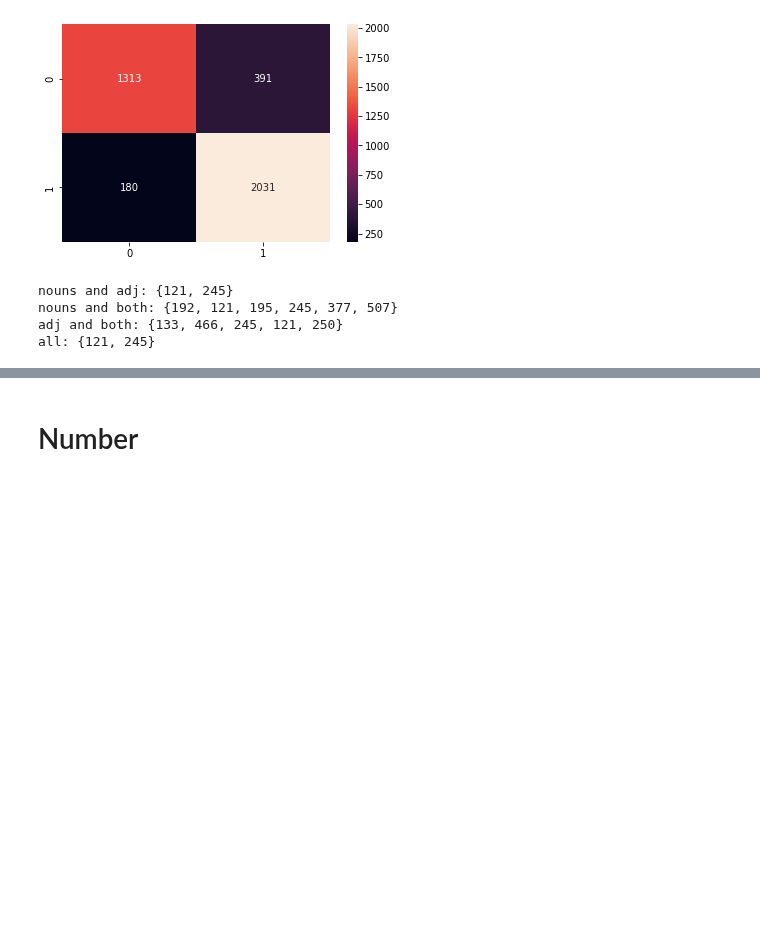
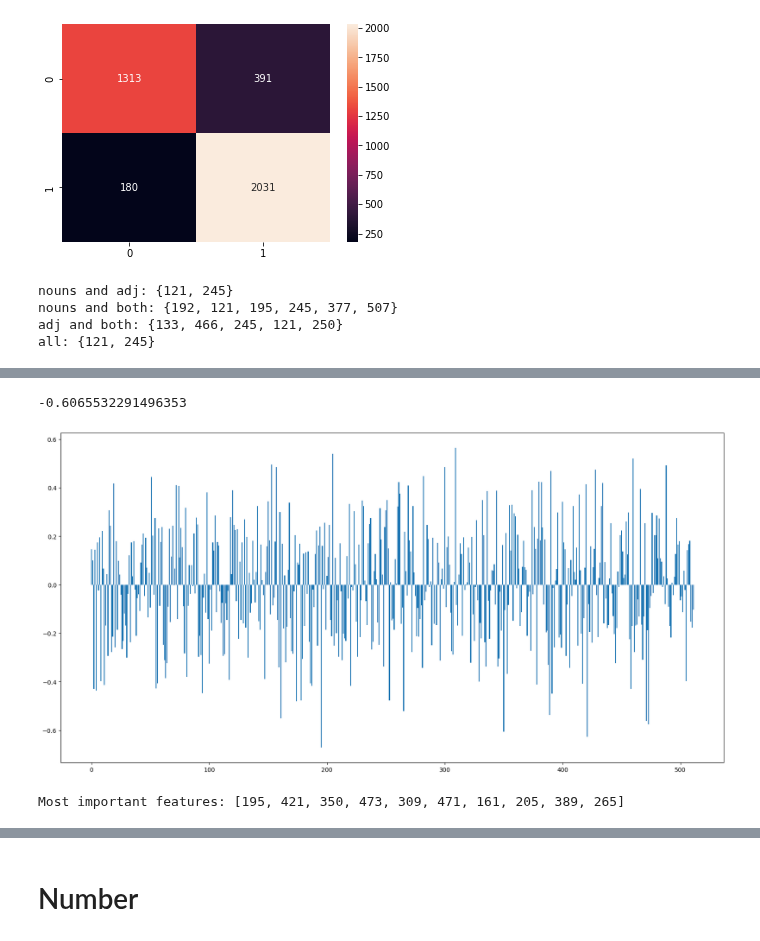
Before and after one commit to ClementineBleuze/WordEmbeddings, a Jupyter notebook: Notebooks_dim_clustering/classifiers.ipynb, the cells around one changed output, grey strips where cells are left out. Drawn from its saved outputs; the diff is of its cells as text; code cells hidden in the pictures; blank space fills up the shorter version.

Commit message:
performing logistic regression for gender

```diff
--- a/Notebooks_dim_clustering/classifiers.ipynb
+++ b/Notebooks_dim_clustering/classifiers.ipynb
@@ -89,0 +115,7 @@ for i in range(3):
+# %%
+# print the 10 most important features
+indices = np.argsort(results[0]["importances"])[::-1]
+for f in range(10):
+    print("%d. feature %d (%f)" % (f + 1, indices[f], results[i]["importances"][indices[f]]))
+
+print([int(ind) for ind in indices[:10]])
@@ -255,0 +302,27 @@ all: {121, 245}
+# %%
+results = []
+
+for i in range(3):
+
+    X_train, X_test, Y_train, Y_test = train_features[i], test_features[i], train_targets[i], test_targets[i]
+
+    # define a Logistic Regression model
+    clf = LogisticRegression(random_state=42, max_iter=1000)
+
+    # fit the model to the train set
+    clf.fit(X_train, Y_train)
+
+    # predict the test set
+    Y_pred = clf.predict(X_test)
+
+    # Build a confusion matrix
+    results.append ({"cm": confusion_matrix(Y_test, Y_pred)})
+
+    # Compute precision, recall, F1 score and accuracy
+    results[i]["precision"] = results[i]["cm"][0,0] / (results[i]["cm"][0,0] + results[i]["cm"][1,0])
+    results[i]["recall"] = results[i]["cm"][0,0] / (results[i]["cm"][0,0] + results[i]["cm"][0,1])
+    results[i]["f1"] = 2 * results[i]["precision"] * results[i]["recall"] / (results[i]["precision"] + results[i]["recall"])
+    results[i]["accuracy"] = (results[i]["cm"][0,0] + results[i]["cm"][1,1]) / np.sum(results[i]["cm"])
+
+    # Store the importance of each feature
+    results[i]["importances"] = clf.coef_[0]
@@ -255,0 +344,14 @@ all: {121, 245}
+# %%
+importances_1 = results[0]["importances"]
+# plot the importances
+plt.figure(figsize=(20,10))
+plt.bar([x for x in range(len(importances_1))], importances_1)
+print(importances_1[350])
+# %% [output]
+-0.6065532291496353
+[figure, added]
+# %%
+indices = np.argsort(abs(results[0]["importances"]))[::-1]
+print(f"Most important features: {[int(ind) for ind in indices[:10]]}")
+# %% [output]
+Most important features: [195, 421, 350, 473, 309, 471, 161, 205, 389, 265]
```
Also changed, not shown: parts of 10 cells of this notebook.
